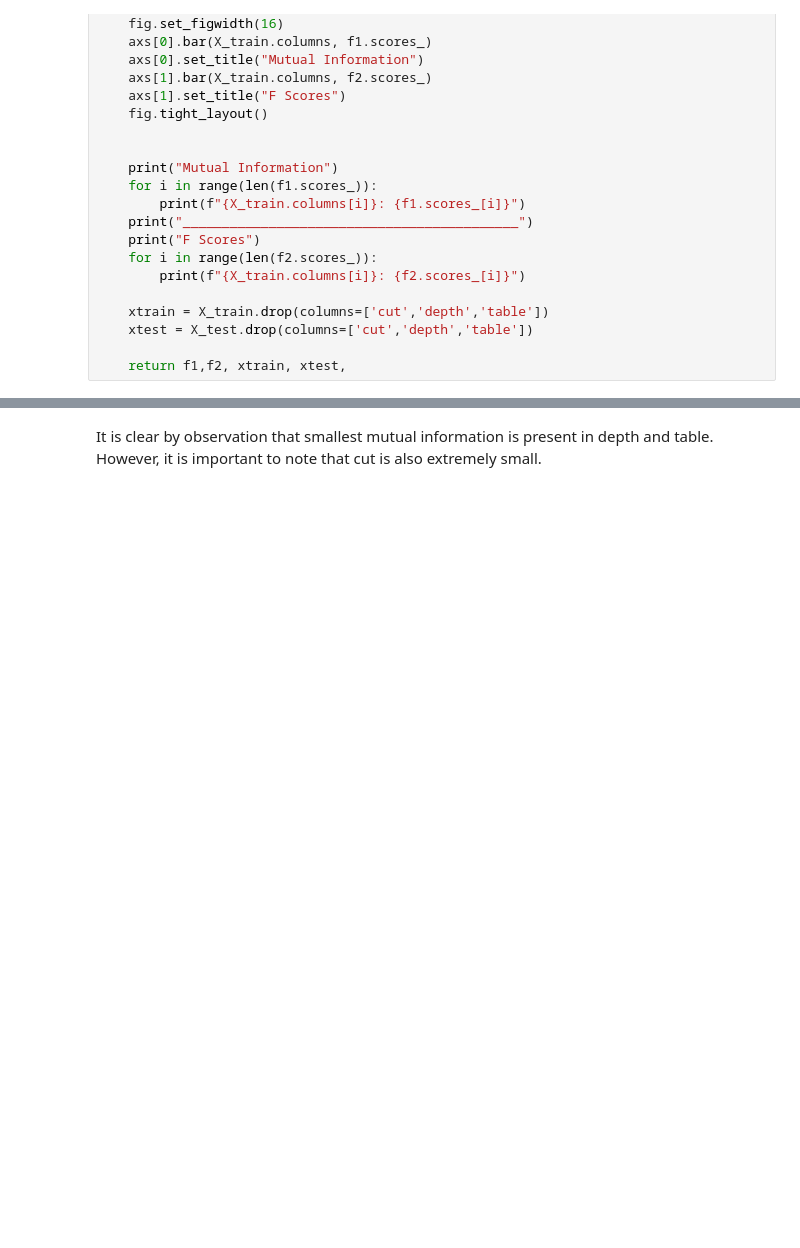
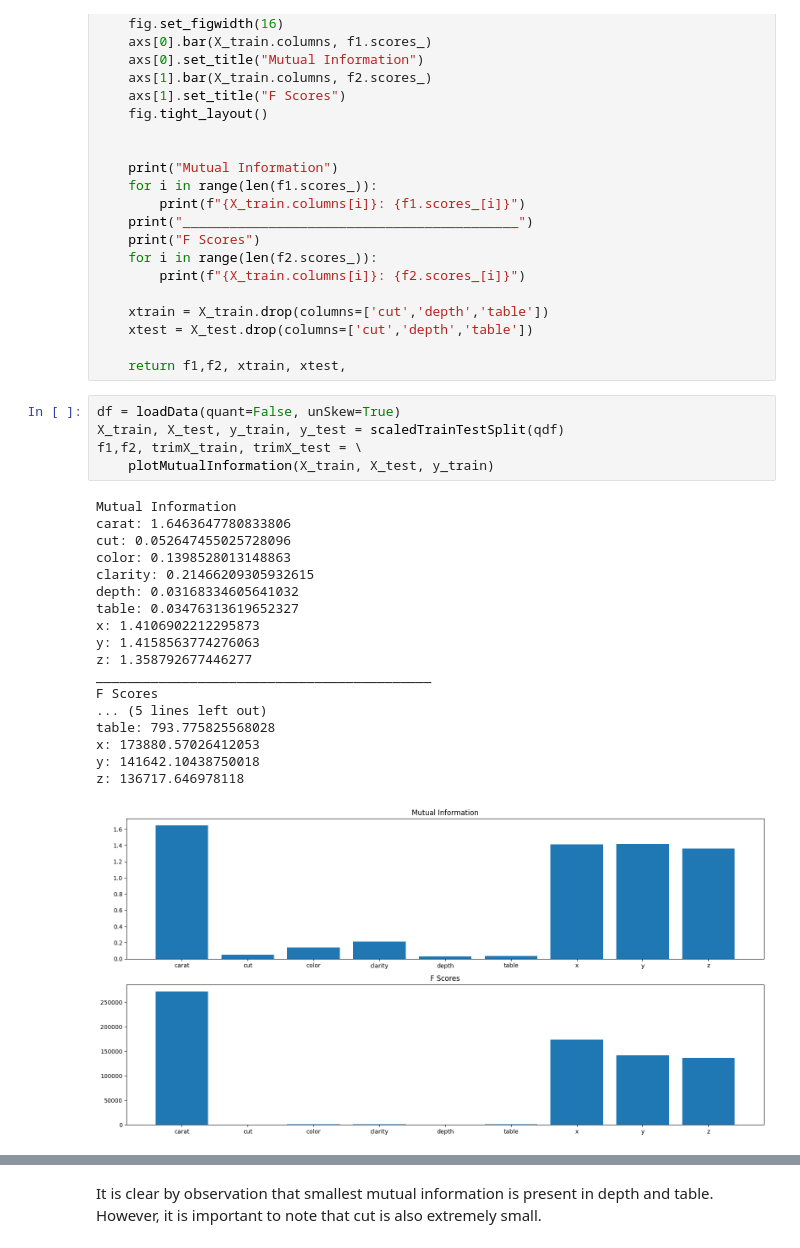
Before and after one commit to thewrigman/Diamond-characteristics-ece219, a Jupyter notebook: src/mutualInfo.ipynb, the cells around one changed output, grey strips where cells are left out. Cells and saved outputs as stored; diff of their text form; blank space fills up the shorter version.

```diff
--- a/src/mutualInfo.ipynb
+++ b/src/mutualInfo.ipynb
@@ -38,6 +38,30 @@ def plotMutualInformation(X_train, X_test, y_train):
     xtest = X_test.drop(columns=['cut','depth','table'])
 
     return f1,f2, xtrain, xtest,
+# %%
+df = loadData(quant=False, unSkew=True)
+X_train, X_test, y_train, y_test = scaledTrainTestSplit(qdf)
+f1,f2, trimX_train, trimX_test = \
+    plotMutualInformation(X_train, X_test, y_train)
+# %% [output]
+Mutual Information
+carat: 1.6463647780833806
+cut: 0.052647455025728096
+color: 0.1398528013148863
+clarity: 0.21466209305932615
+depth: 0.03168334605641032
+table: 0.03476313619652327
+x: 1.4106902212295873
+y: 1.4158563774276063
+z: 1.358792677446277
+___________________________________________
+F Scores
+... (5 lines left out)
+table: 793.775825568028
+x: 173880.57026412053
+y: 141642.10438750018
+z: 136717.646978118
+[figure, added]
 # %%
 df = loadData()
 qdf,ppc = qualtoquan(df)
```
Also changed, not shown: parts of 2 cells of this notebook, 6 other files.
